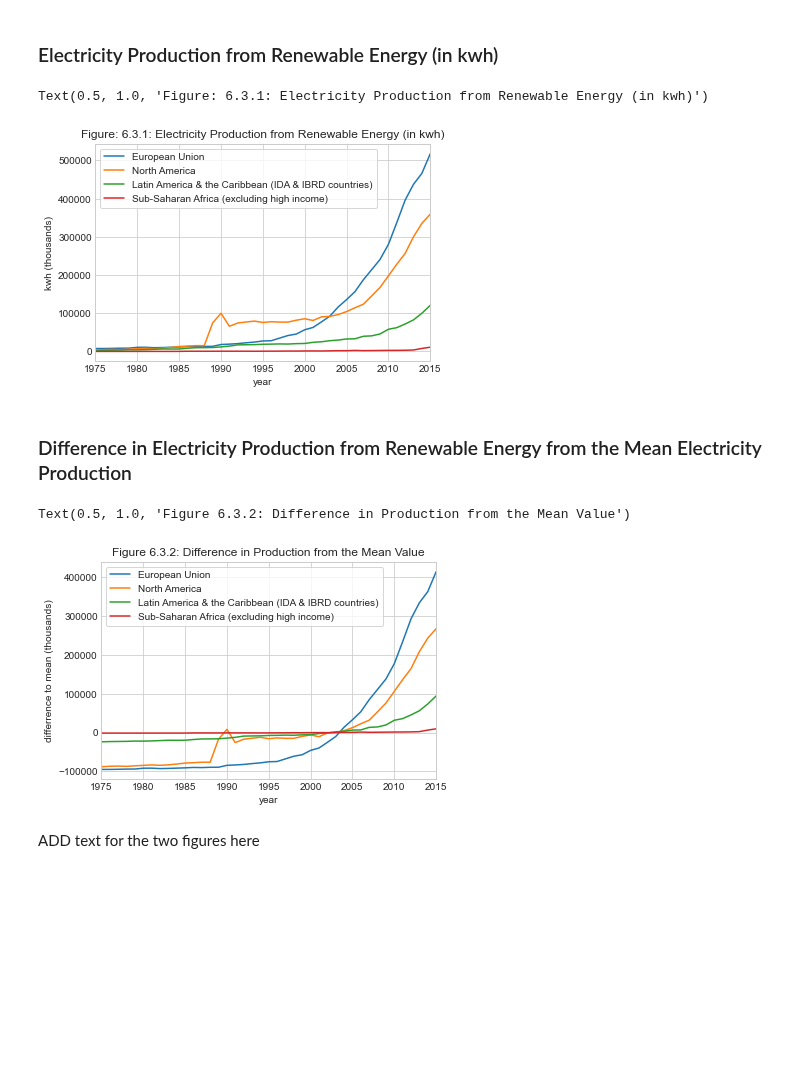
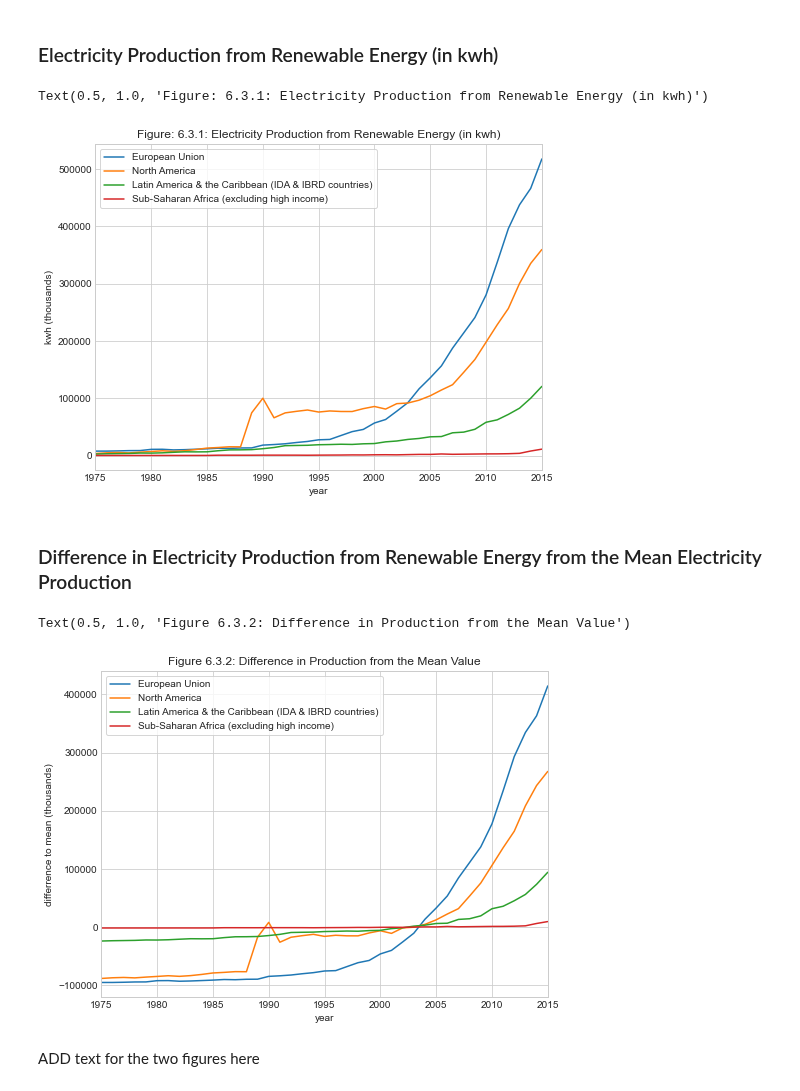
Before and after one commit to ghz106/Data-project, a Jupyter notebook: Data project.ipynb, the cells around one changed output. Cells and saved outputs as stored; diff of their text form; code cells hidden in the pictures; blank space fills up the shorter version.

```diff
--- a/Data project.ipynb
+++ b/Data project.ipynb
@@ -286,27 +303,27 @@ wb_rnwx_kwh_['demean'] = wb_rnwx_kwh_.e_in_kwh_thousand - wb_rnwx_kwh_.wb_rnwx_k
 # %%
 #we plot the figures from above, but this time not interactively
 regions = ['European Union','North America','Latin America & the Caribbean (IDA & IBRD countries)', 'Sub-Saharan Africa (excluding high income)']
 
-fig = plt.figure()
+fig = plt.figure(figsize=(8,6))
 ax = fig.add_subplot(1,1,1)
 
 # Here we use the fact that the index has multiple levels (years) for an elegant loop
 for i in regions:
     wb_rnwx_kwh_.xs(i).plot(x='year',y='e_in_kwh_thousand',ax=ax,label=i)
 
 ax.legend(frameon=True)
 ax.set_ylabel('kwh (thousands)')
 ax.set_xlim(1975, 2015) #removes the space between the border and 2015/1975
 ax.set_title('Figure: 6.3.1:'' ''Electricity Production from Renewable Energy (in kwh)')
 # %% [output]
 Text(0.5, 1.0, 'Figure: 6.3.1: Electricity Production from Renewable Energy (in kwh)')
-[figure, old version]
+[figure, new version]
 # %% [markdown]
 ### Difference in Electricity Production from Renewable Energy from the Mean Electricity Production
 # %%
 regions = ['European Union','North America','Latin America & the Caribbean (IDA & IBRD countries)', 'Sub-Saharan Africa (excluding high income)']
 
-fig = plt.figure()
+fig = plt.figure(figsize=(8,6))
 ax = fig.add_subplot(1,1,1)
 
 # Here we use the fact that the index has multiple levels (years) for an elegant loop
@@ -319,7 +336,7 @@ ax.set_xlim(1975, 2015)
 ax.set_title('Figure 6.3.2:' ' ' 'Difference in Production from the Mean Value')
 # %% [output]
 Text(0.5, 1.0, 'Figure 6.3.2: Difference in Production from the Mean Value')
-[figure, old version]
+[figure, new version]
 # %% [markdown]
 ADD text for the two figures here
 # %% [markdown]
```
Also changed, not shown: parts of 9 cells of this notebook.
